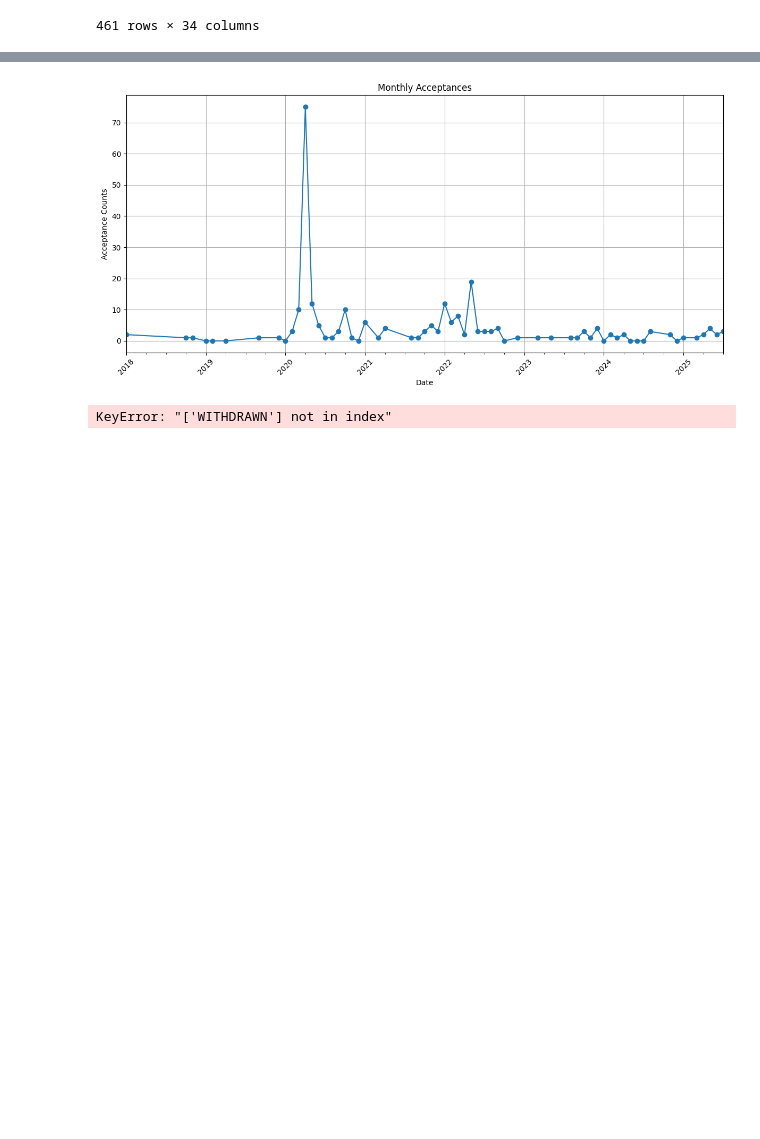
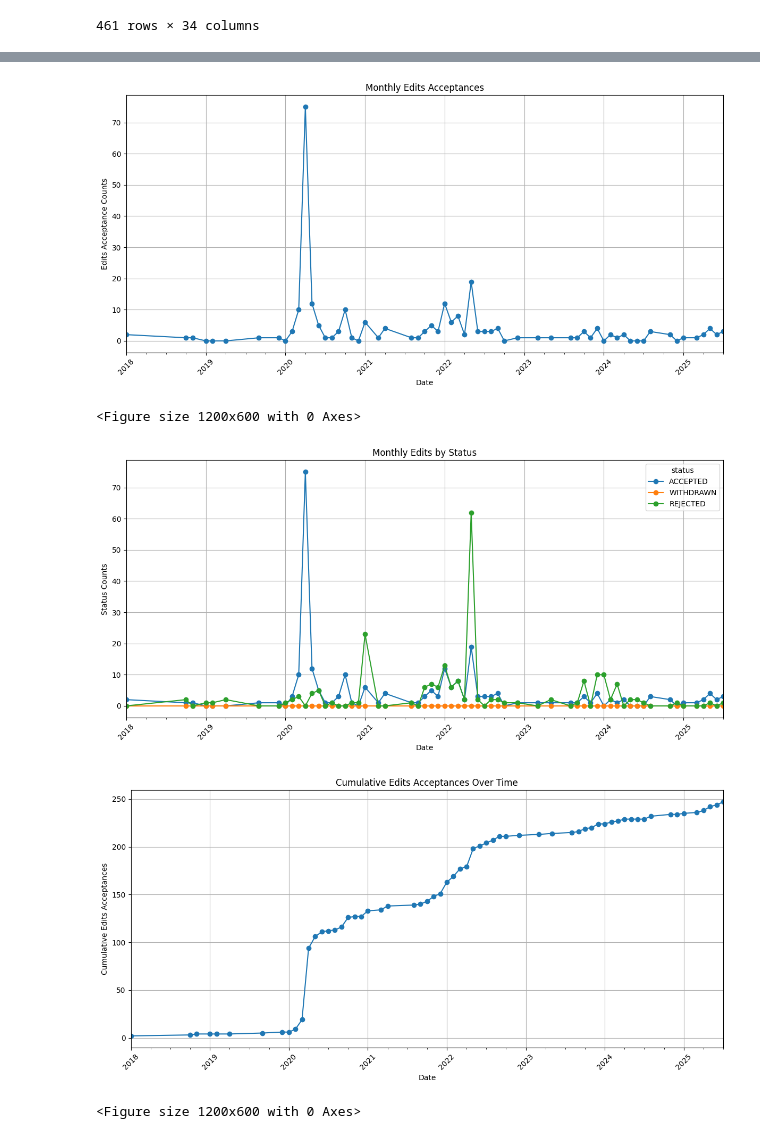
Before and after one commit to toadlover/niantic_wayfarer_nominations_analysis, a Jupyter notebook: interactive_wayfarer_edit_notebook.ipynb, the cells around one changed output, grey strips where cells are left out. Saved outputs shown, nothing was run; the diff lists cells and outputs as text; code cells hidden in the pictures; blank space fills up the shorter version.

```diff
--- a/interactive_wayfarer_edit_notebook.ipynb
+++ b/interactive_wayfarer_edit_notebook.ipynb
@@ -259,14 +259,14 @@ df["day"] = pd.to_datetime(df["day"], format="%Y-%m-%d")
 status_order = ["ACCEPTED", "WITHDRAWN", "REJECTED"]
 monthly_status_counts = df.groupby([df["day"].dt.to_period("M"), "status"]).size().unstack(fill_value=0)
 #fill empty values with zero to avoid crashes
-#monthly_status_counts = monthly_status_counts.reindex(columns=status_order, fill_value=0)
+monthly_status_counts = monthly_status_counts.reindex(columns=status_order, fill_value=0)
 #Acceptances
 
 plt.figure(figsize=(12, 6))
 monthly_status_counts["ACCEPTED"].plot(kind="line", marker='o', figsize=(12, 6))
-plt.title("Monthly Acceptances")
+plt.title("Monthly Edits Acceptances")
 plt.xlabel("Date")
-plt.ylabel("Acceptance Counts")
+plt.ylabel("Edits Acceptance Counts")
 plt.xticks(rotation=45)
 plt.grid(True)
 plt.tight_layout()
@@ -280,7 +280,7 @@ status_order = ["ACCEPTED", "WITHDRAWN", "REJECTED"]
 monthly_status_counts = monthly_status_counts[status_order]
 plt.figure(figsize=(12, 6))
 monthly_status_counts.plot(kind="line", marker='o', figsize=(12, 6))
-plt.title("Monthly Nominations by Status")
+plt.title("Monthly Edits by Status")
 plt.xlabel("Date")
 plt.ylabel("Status Counts")
 plt.xticks(rotation=45)
@@ -302,36 +302,39 @@ monthly_status_counts = monthly_status_counts[status_order]
 
 cumulative_status_counts = monthly_status_counts.cumsum()
 
 plt.figure(figsize=(12,6))
 cumulative_status_counts["ACCEPTED"].plot(marker='o', figsize=(12,6))
 
-plt.title("Cumulative Acceptances Over Time")
+plt.title("Cumulative Edits Acceptances Over Time")
 plt.xlabel("Date")
-plt.ylabel("Cumulative Acceptances")
+plt.ylabel("Cumulative Edits Acceptances")
 plt.xticks(rotation=45)
 plt.grid(True)
 plt.tight_layout()
 plt.savefig(input_dir + "/" + file_prefix + "timeline_cumulative_acceptances_edits.png", dpi=150, bbox_inches="tight")
 plt.show()
 
 #all
 
 status_order = ["ACCEPTED", "WITHDRAWN", "REJECTED"]
 monthly_status_counts = monthly_status_counts[status_order]
 
 cumulative_status_counts = monthly_status_counts.cumsum()
 
 plt.figure(figsize=(12,6))
 cumulative_status_counts.plot(marker='o', figsize=(12,6))
 
-plt.title("Cumulative Nominations by Status Over Time")
+plt.title("Cumulative Edits by Status Over Time")
 plt.xlabel("Date")
-plt.ylabel("Cumulative Nominations")
+plt.ylabel("Cumulative Edits")
 plt.xticks(rotation=45)
 plt.grid(True)
 plt.tight_layout()
 plt.savefig(input_dir + "/" + file_prefix + "timeline_cumulative_all_edits.png", dpi=150, bbox_inches="tight")
 plt.show()
 # %% [output]
-[figure, old version]
+[figure, new version]
-KeyError: "['WITHDRAWN'] not in index"
+<Figure size 1200x600 with 0 Axes>
+[figure, added]
+[figure, added]
+<Figure size 1200x600 with 0 Axes>
```
Also changed, not shown: parts of 3 cells of this notebook, 10 other files.
